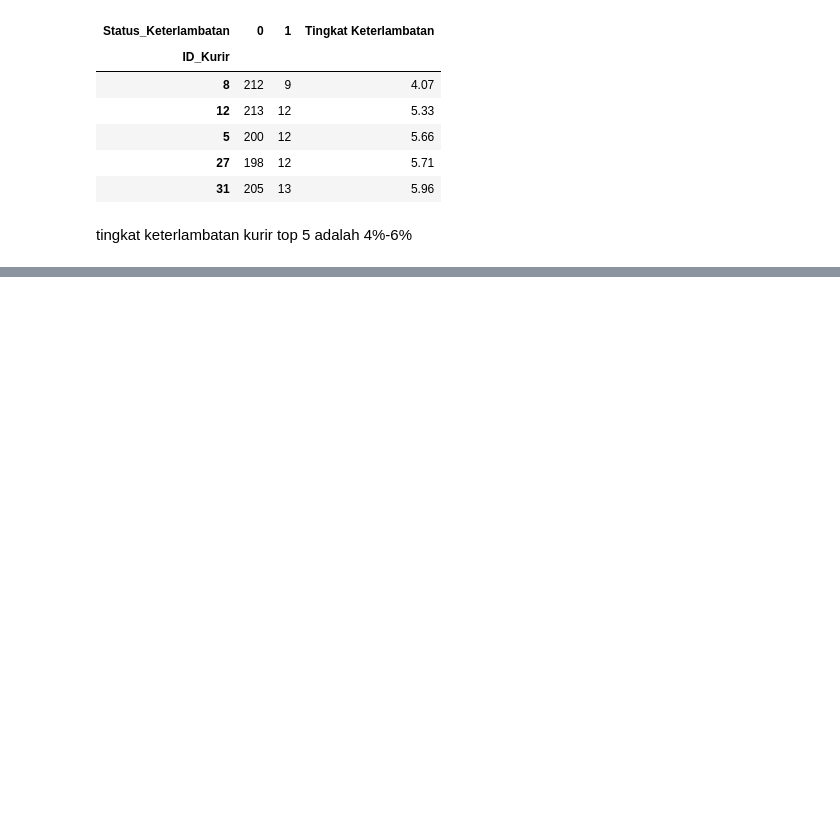
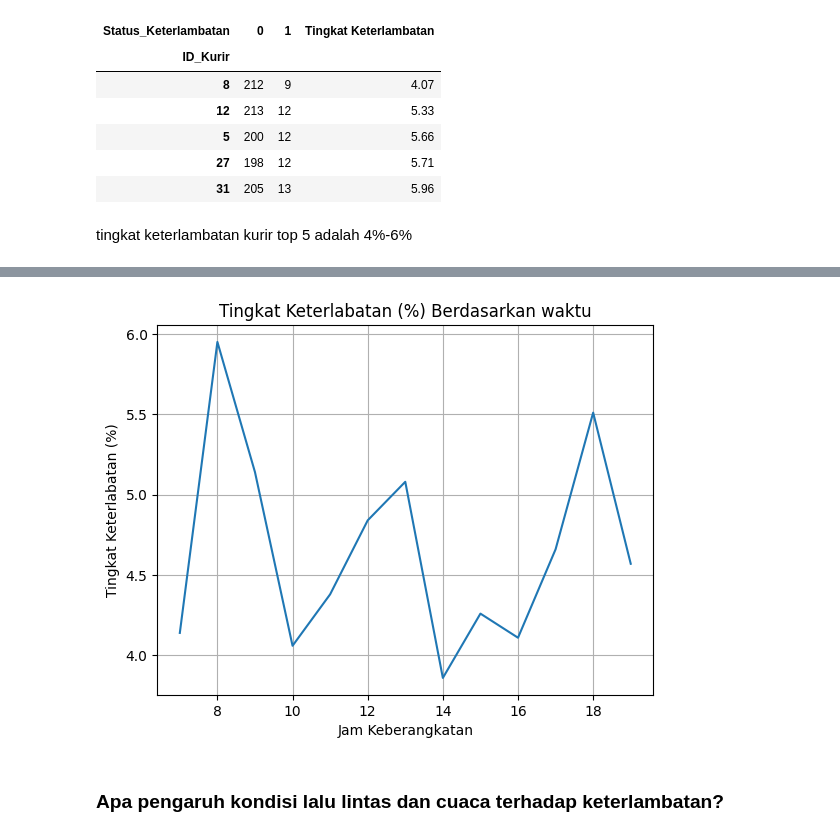
Before and after one commit to NurulAis/last-mile-delivery-optimizer, a Jupyter notebook: notebooks/EDA.ipynb, the cells around one changed output, grey strips where cells are left out. Cells and saved outputs as stored; diff of their text form; code cells hidden in the pictures; blank space fills up the shorter version.

```diff
--- a/notebooks/EDA.ipynb
+++ b/notebooks/EDA.ipynb
@@ -535,0 +618,11 @@ tingkat keterlambatan kurir top 5 adalah 4%-6%
+# %%
+plt.plot(jam_df.index, jam_df['Status_Keterlambatan'])
+plt.title('Tingkat Keterlabatan (%) Berdasarkan waktu')
+plt.xlabel('Jam Keberangkatan')
+plt.ylabel('Tingkat Keterlabatan (%)')
+plt.grid(True)
+plt.show()
+# %% [output]
+[figure, added]
+# %% [markdown]
+### Apa pengaruh kondisi lalu lintas dan cuaca terhadap keterlambatan?
```
Also changed, not shown: parts of 15 cells of this notebook.
